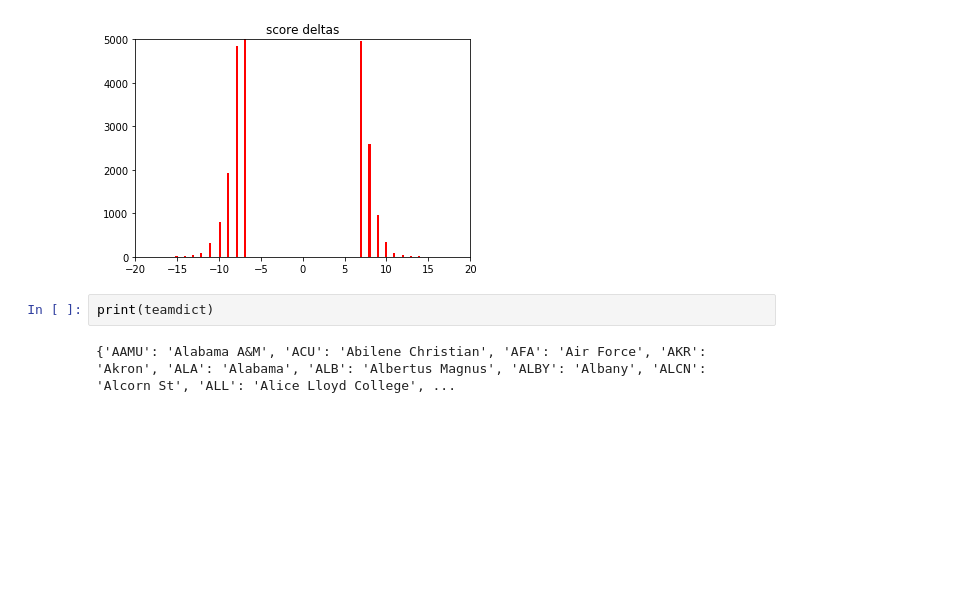
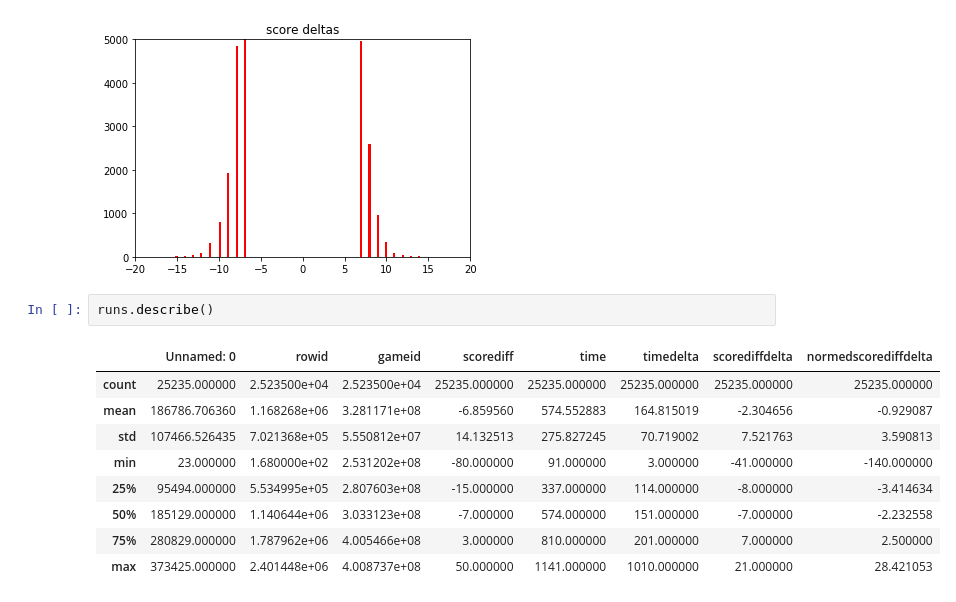
Before and after one commit to mattfred10/Timeout-Analyzer, a Jupyter notebook: Run Analyzer.ipynb, the cells around one changed output. Saved outputs shown, nothing was run; the diff lists cells and outputs as text; blank space fills up the shorter version.

```diff
--- a/Run Analyzer.ipynb
+++ b/Run Analyzer.ipynb
@@ -66,10 +68,18 @@ plt.title("score deltas")
 plt.show()
 # %% [output]
 [figure]
-# %%
-print(teamdict)
-# %% [output]
-{'AAMU': 'Alabama A&M', 'ACU': 'Abilene Christian', 'AFA': 'Air Force', 'AKR': 'Akron', 'ALA': 'Alabama', 'ALB': 'Albertus Magnus', 'ALBY': 'Albany', 'ALCN': 'Alcorn St', 'ALL': 'Alice Lloyd College', ...
+# %%
+runs.describe()
+# %% [output]
+|  | Unnamed: 0 | rowid | gameid | scorediff | time | timedelta | scorediffdelta | normedscorediffdelta |
+| count | 25235.000000 | 2.523500e+04 | 2.523500e+04 | 25235.000000 | 25235.000000 | 25235.000000 | 25235.000000 | 25235.000000 |
+| mean | 186786.706360 | 1.168268e+06 | 3.281171e+08 | -6.859560 | 574.552883 | 164.815019 | -2.304656 | -0.929087 |
+| std | 107466.526435 | 7.021368e+05 | 5.550812e+07 | 14.132513 | 275.827245 | 70.719002 | 7.521763 | 3.590813 |
+| min | 23.000000 | 1.680000e+02 | 2.531202e+08 | -80.000000 | 91.000000 | 3.000000 | -41.000000 | -140.000000 |
+| 25% | 95494.000000 | 5.534995e+05 | 2.807603e+08 | -15.000000 | 337.000000 | 114.000000 | -8.000000 | -3.414634 |
+| 50% | 185129.000000 | 1.140644e+06 | 3.033123e+08 | -7.000000 | 574.000000 | 151.000000 | -7.000000 | -2.232558 |
+| 75% | 280829.000000 | 1.787962e+06 | 4.005466e+08 | 3.000000 | 810.000000 | 201.000000 | 7.000000 | 2.500000 |
+| max | 373425.000000 | 2.401448e+06 | 4.008737e+08 | 50.000000 | 1141.000000 | 1010.000000 | 21.000000 | 28.421053 |
 # %%
 #output = [timeouts - list of callers, caller winning, runstop]
 
```
Also changed, not shown: parts of 4 cells of this notebook.
